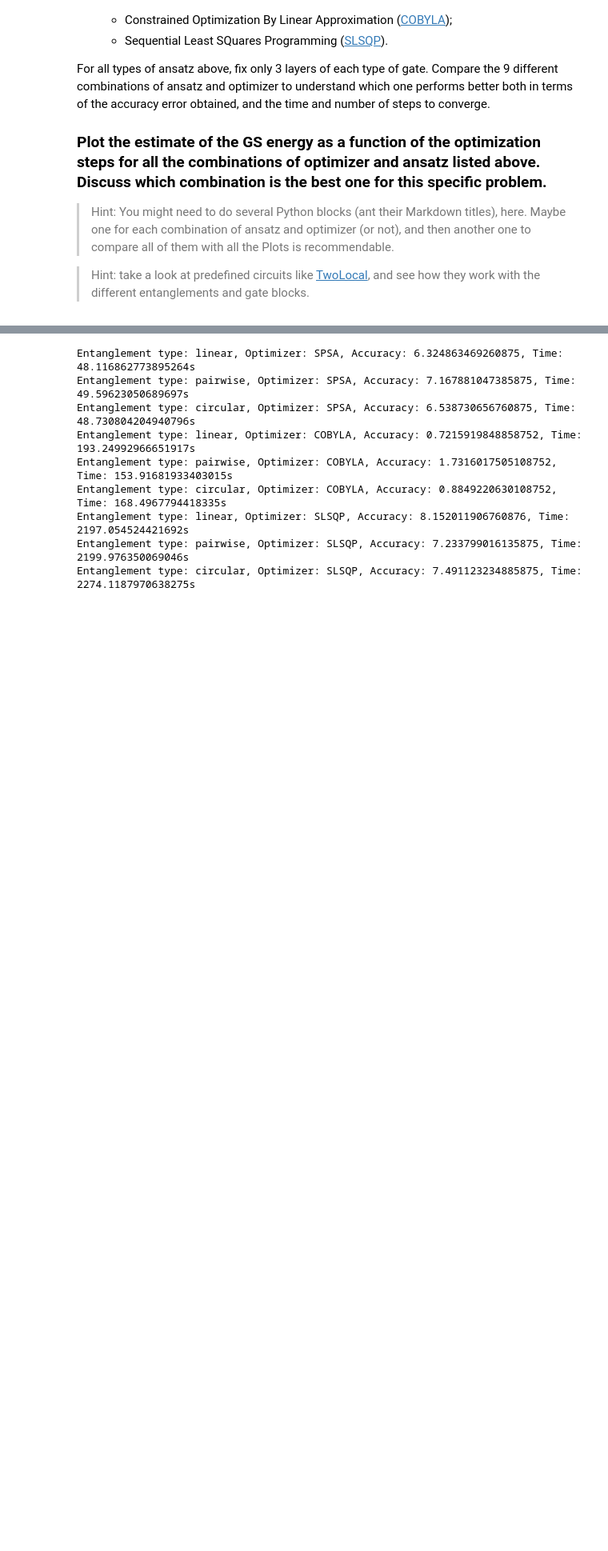
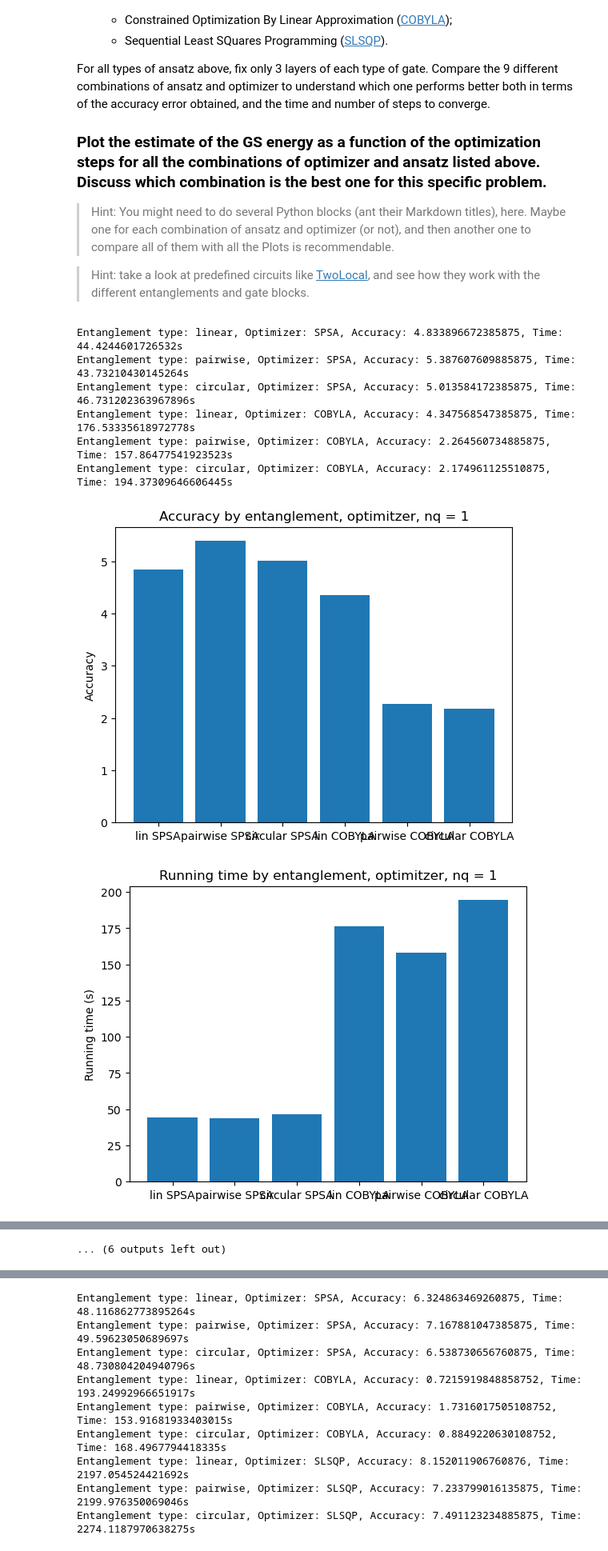
Before and after one commit to quantummasterbarcelonacode/fall-fest-24, a Jupyter notebook: notebooks/challenges/XXZ_Heisenberg_model/PhysicsChallenge.ipynb, the cells around one changed output, grey strips where cells are left out. Shown at 80% size. Drawn from its saved outputs; the diff is of its cells as text; code cells hidden in the pictures; blank space fills up the shorter version.

```diff
--- a/notebooks/challenges/XXZ_Heisenberg_model/PhysicsChallenge.ipynb
+++ b/notebooks/challenges/XXZ_Heisenberg_model/PhysicsChallenge.ipynb
@@ -442,3 +441,64 @@ For all types of ansatz above, fix only 3 layers of each type of gate. Compare t
 > Hint: You might need to do several Python blocks (ant their Markdown titles), here. Maybe one for each combination of ansatz and optimizer (or not), and then another one to compare all of them with all the Plots is recommendable.
 
 > Hint: take a look at predefined circuits like [TwoLocal](https://docs.quantum.ibm.com/api/qiskit/qiskit.circuit.library.TwoLocal), and see how they work with the different entanglements and gate blocks.
+# %%
+import matplotlib.pyplot as plt
+
+#Varying number of qubits
+
+num_qbits = [1, 2, 3, 4, 5, 6]
+delta = -2
+nlayers = 3
+
+entanglement_list = ["linear", "pairwise", "circular"]
+optimizer_list = [SPSA(), COBYLA(), SLSQP()] # with default maxiter
+
+anti_fm_hamiltonian = nqubit_XXZ_hamiltonian(nqubits, delta)
+
+for num in num_qbits:
+    anti_fm_hamiltonian = nqubit_XXZ_hamiltonian(nqubits, delta)
+
+    accuracy = []
+    time_ls = []
+    c = 0
+
+    for optimizer, entanglement_type in list(itertools.product(optimizer_list, entanglement_list)):
+        c += 1
+        if c == 7:
+            break
+            print("He acabat")
+        ansatz_anti_fm = create_ansatz_vqe(nqubits, entanglement_type, nlayers)
+        initial_params = 2*np.pi*np.random.random(ansatz_anti_fm.num_parameters) # provisional random initial parameters
+        start = time.time()
+        anti_fm_vqe_energy = nqubit_anti_fm_gs_energy_vqe(anti_fm_hamiltonian, ansatz_anti_fm, initial_params, optimizer)
+        end = time.time()
+        accuracy.append(abs(anti_fm_vqe_energy-anti_fm_numerical_energy))
+        time_ls.append(end-start)
+        print(f"Entanglement type: {entanglement_type}, Optimizer: {optimizer.__class__.__name__}, Accuracy: {accuracy[-1]}, Time: {time_ls[-1]}s")
+
+
+    #Accuracy
+    fig, ax = plt.subplots()
+    test = ['lin SPSA', 'pairwise SPSA', 'circular SPSA', 'lin COBYLA', 'pairwise COBYLA', 'circular COBYLA']
+    ac = accuracy
+    ax.bar(test, ac )
+    ax.set_ylabel('Accuracy')
+    ax.set_title('Accuracy by entanglement, optimitzer, nq = ' + str(num))
+    plt.show()
+
+    #Time
+    fig, ax = plt.subplots()
+    t = time_ls
+    ax.bar(test, t )
+    ax.set_ylabel('Running time (s)')
+    ax.set_title('Running time by entanglement, optimitzer, nq = ' + str(num))
+    plt.show()
+# %% [output]
+Entanglement type: linear, Optimizer: SPSA, Accuracy: 4.833896672385875, Time: 44.4244601726532s
+Entanglement type: pairwise, Optimizer: SPSA, Accuracy: 5.387607609885875, Time: 43.73210430145264s
+Entanglement type: circular, Optimizer: SPSA, Accuracy: 5.013584172385875, Time: 46.731202363967896s
+Entanglement type: linear, Optimizer: COBYLA, Accuracy: 4.347568547385875, Time: 176.53335618972778s
+Entanglement type: pairwise, Optimizer: COBYLA, Accuracy: 2.264560734885875, Time: 157.86477541923523s
+Entanglement type: circular, Optimizer: COBYLA, Accuracy: 2.174961125510875, Time: 194.37309646606445s
+[figure, added]
+[figure, added]
@@ -444,0 +529 @@ For all types of ansatz above, fix only 3 layers of each type of gate. Compare t
+... (6 outputs left out)
```
Also changed, not shown: parts of 12 cells of this notebook.
